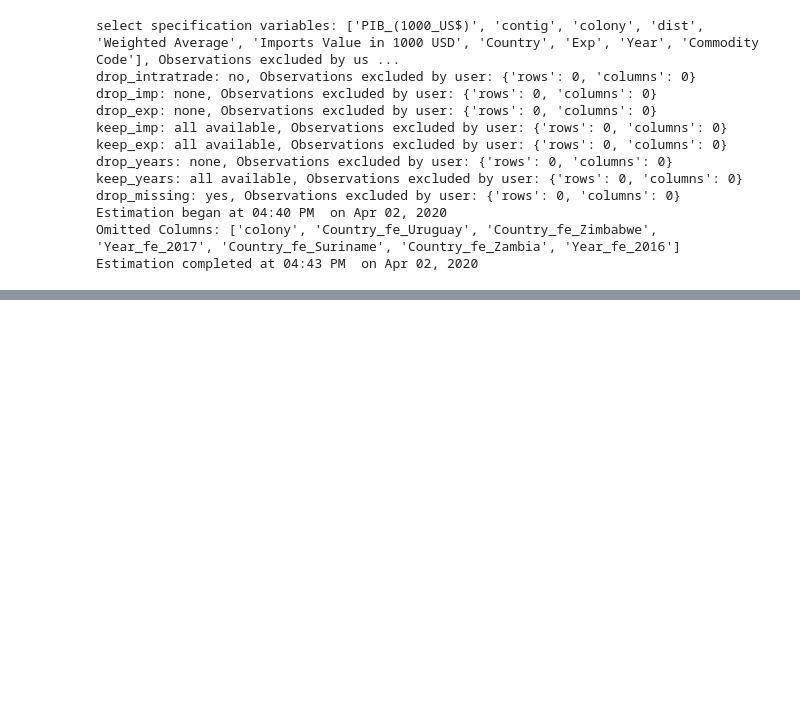
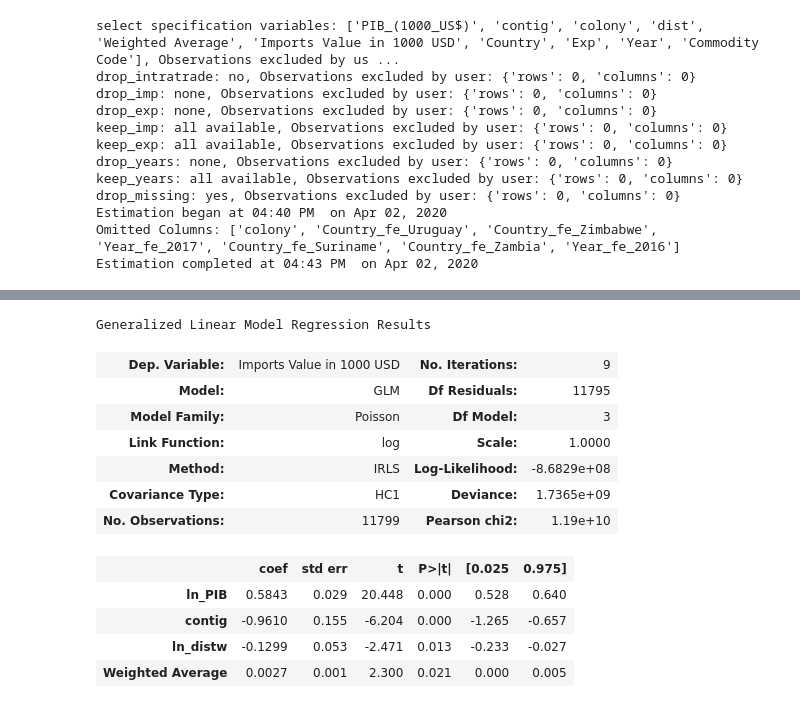
Before and after one commit to thcoelho/ITP_Notificacoes_Exportacao, a Jupyter notebook: Modelo/Regressão.ipynb, the cells around one changed output, grey strips where cells are left out. Cells and saved outputs as stored; diff of their text form; code cells hidden in the pictures; blank space fills up the shorter version.

Commit message:
Nova tentativa de estimação do modelo pelo pacote gme do python

```diff
--- a/Modelo/Regressão.ipynb
+++ b/Modelo/Regressão.ipynb
@@ -134,0 +137,2 @@ def EscreverResultado2():
+# %%
+df.drop(df.columns[0], axis=1, inplace=True)
@@ -134,0 +158,14 @@ def EscreverResultado2():
+# %%
+gme_data = gme.EstimationData(data_frame=df,
+                              imp_var_name="Country",
+                              exp_var_name="Exp",
+                              trade_var_name="Imports Value in 1000 USD",
+                              year_var_name="Year",
+                              sector_var_name="Commodity Code")
+# %%
+Modelo = gme.EstimationModel(estimation_data=gme_data,
+                                lhs_var="Imports Value in 1000 USD",
+                                rhs_var=["ln_PIB","contig", "ln_distw",
+                                "Weighted Average",'Animal health','Consumer information', 'Cost saving', 'Food safety', 'Harmonization','Labelling', 'Lower barriers to trade','National security requirements', 'Not specified', 'Other','Plant protection','Prevention of deceptive practices and consumer protection','Protect humans from animal/plant pest or disease','Protect territory from other damage from pests','Protection of Human health or Safety','Protection of animal or plant life or health','Protection of the environment', 'Quality requirements'])
+# %%
+resultados = Modelo.estimate()
@@ -134,0 +185,16 @@ def EscreverResultado2():
+# %%
+resultados["all"].summary()
+# %% [output]
+Generalized Linear Model Regression Results
+| Dep. Variable: | Imports Value in 1000 USD | No. Iterations: | 9 |
+| Model: | GLM | Df Residuals: | 11795 |
+| Model Family: | Poisson | Df Model: | 3 |
+| Link Function: | log | Scale: | 1.0000 |
+| Method: | IRLS | Log-Likelihood: | -8.6829e+08 |
+| Covariance Type: | HC1 | Deviance: | 1.7365e+09 |
+| No. Observations: | 11799 | Pearson chi2: | 1.19e+10 |
+|  | coef | std err | t | P>|t| | [0.025 | 0.975] |
+| ln_PIB | 0.5843 | 0.029 | 20.448 | 0.000 | 0.528 | 0.640 |
+| contig | -0.9610 | 0.155 | -6.204 | 0.000 | -1.265 | -0.657 |
+| ln_distw | -0.1299 | 0.053 | -2.471 | 0.013 | -0.233 | -0.027 |
+| Weighted Average | 0.0027 | 0.001 | 2.300 | 0.021 | 0.000 | 0.005 |
```
Also changed, not shown: parts of 3 cells of this notebook.
